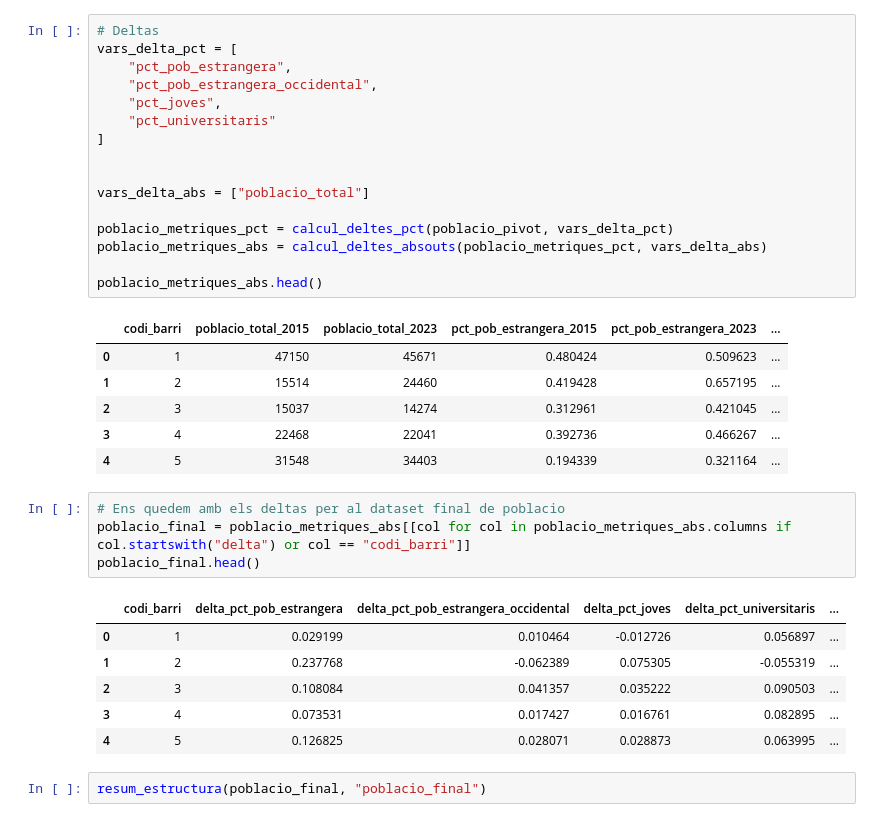
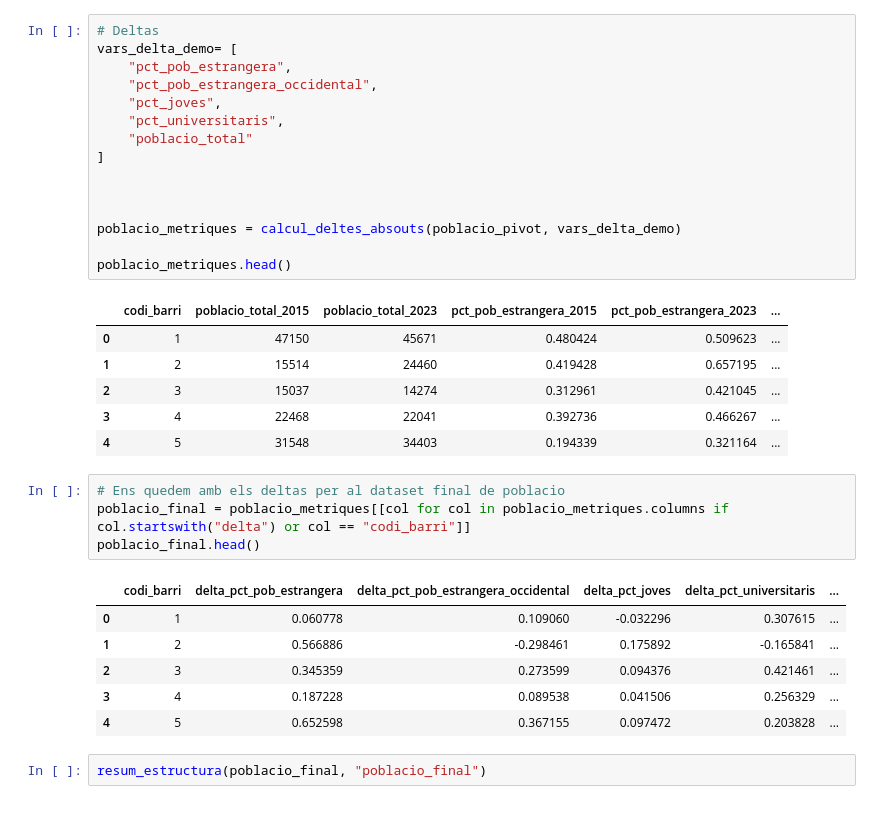
Before and after one commit to joseprau/tfm_gentrificacio_bcn, a Jupyter notebook: notebooks/feature_engineering.ipynb, the cells around one changed output. Cells and saved outputs as stored; diff of their text form.

Commit message:
estandaritzar calcul deltes

```diff
--- a/notebooks/feature_engineering.ipynb
+++ b/notebooks/feature_engineering.ipynb
@@ -202,20 +195,19 @@ poblacio_pivot.head()
 | 4 | 5 | 31548 | 34403 | 0.194339 | 0.321164 | ... |
 # %%
 # Deltas
-vars_delta_pct = [
+vars_delta_demo= [
     "pct_pob_estrangera",
     "pct_pob_estrangera_occidental",
     "pct_joves",
-    "pct_universitaris"
+    "pct_universitaris",
+    "poblacio_total"
 ]
 
 
-vars_delta_abs = ["poblacio_total"]
 
-poblacio_metriques_pct = calcul_deltes_pct(poblacio_pivot, vars_delta_pct)
-poblacio_metriques_abs = calcul_deltes_absouts(poblacio_metriques_pct, vars_delta_abs)
+poblacio_metriques = calcul_deltes_absouts(poblacio_pivot, vars_delta_demo)
 
-poblacio_metriques_abs.head()
+poblacio_metriques.head()
 # %% [output]
 |  | codi_barri | poblacio_total_2015 | poblacio_total_2023 | pct_pob_estrangera_2015 | pct_pob_estrangera_2023 | ... |
 | 0 | 1 | 47150 | 45671 | 0.480424 | 0.509623 | ... |
@@ -225,15 +217,15 @@ poblacio_metriques_abs.head()
 | 4 | 5 | 31548 | 34403 | 0.194339 | 0.321164 | ... |
 # %%
 # Ens quedem amb els deltas per al dataset final de poblacio
-poblacio_final = poblacio_metriques_abs[[col for col in poblacio_metriques_abs.columns if col.startswith("delta") or col == "codi_barri"]]
+poblacio_final = poblacio_metriques[[col for col in poblacio_metriques.columns if col.startswith("delta") or col == "codi_barri"]]
 poblacio_final.head()
 # %% [output]
 |  | codi_barri | delta_pct_pob_estrangera | delta_pct_pob_estrangera_occidental | delta_pct_joves | delta_pct_universitaris | ... |
-| 0 | 1 | 0.029199 | 0.010464 | -0.012726 | 0.056897 | ... |
-| 1 | 2 | 0.237768 | -0.062389 | 0.075305 | -0.055319 | ... |
-| 2 | 3 | 0.108084 | 0.041357 | 0.035222 | 0.090503 | ... |
-| 3 | 4 | 0.073531 | 0.017427 | 0.016761 | 0.082895 | ... |
-| 4 | 5 | 0.126825 | 0.028071 | 0.028873 | 0.063995 | ... |
+| 0 | 1 | 0.060778 | 0.109060 | -0.032296 | 0.307615 | ... |
+| 1 | 2 | 0.566886 | -0.298461 | 0.175892 | -0.165841 | ... |
+| 2 | 3 | 0.345359 | 0.273599 | 0.094376 | 0.421461 | ... |
+| 3 | 4 | 0.187228 | 0.089538 | 0.041506 | 0.256329 | ... |
+| 4 | 5 | 0.652598 | 0.367155 | 0.097472 | 0.203828 | ... |
 # %%
 resum_estructura(poblacio_final, "poblacio_final")
 # %% [output]
```
Also changed, not shown: parts of 2 cells of this notebook, 1 other file.
